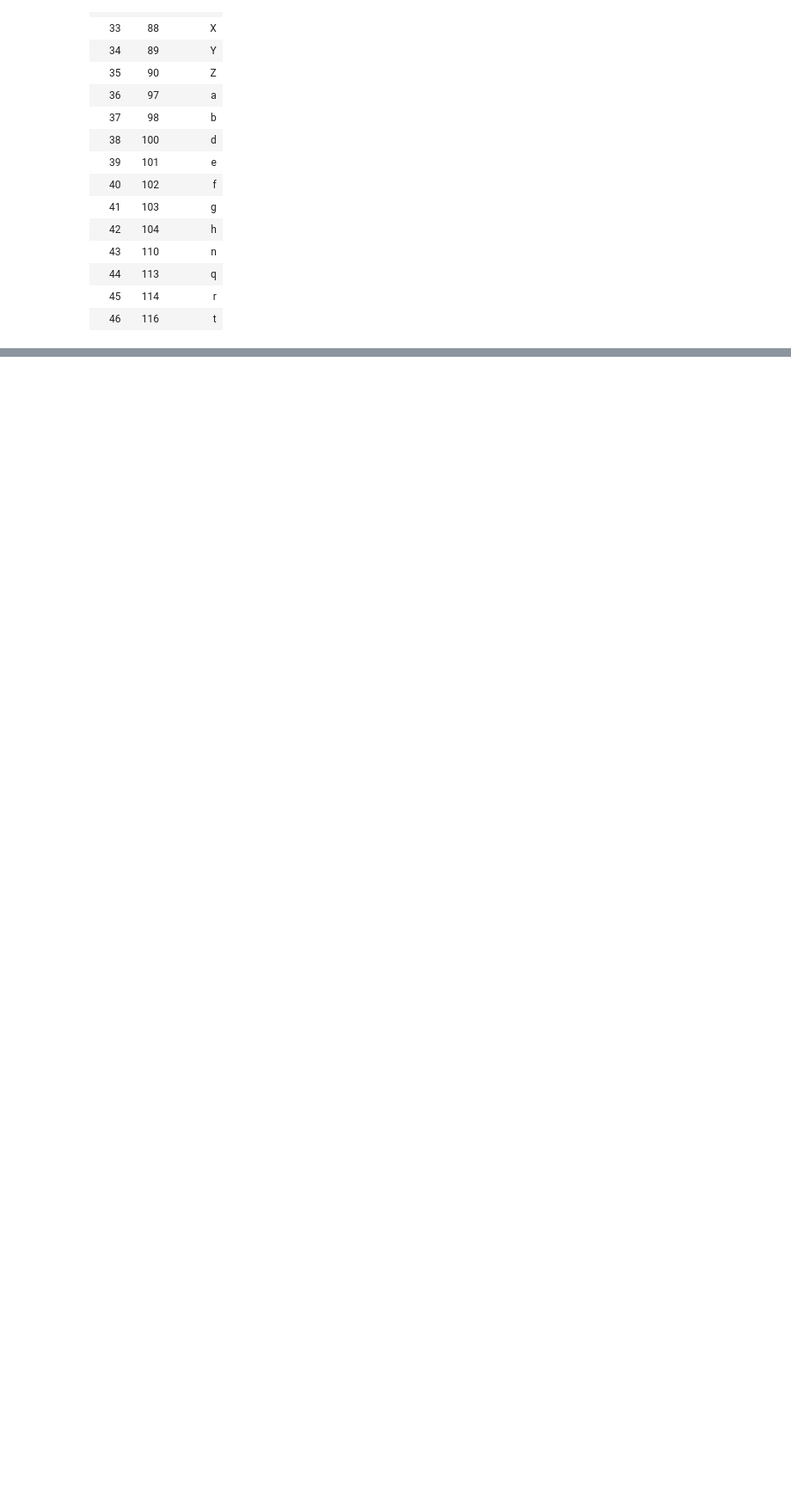
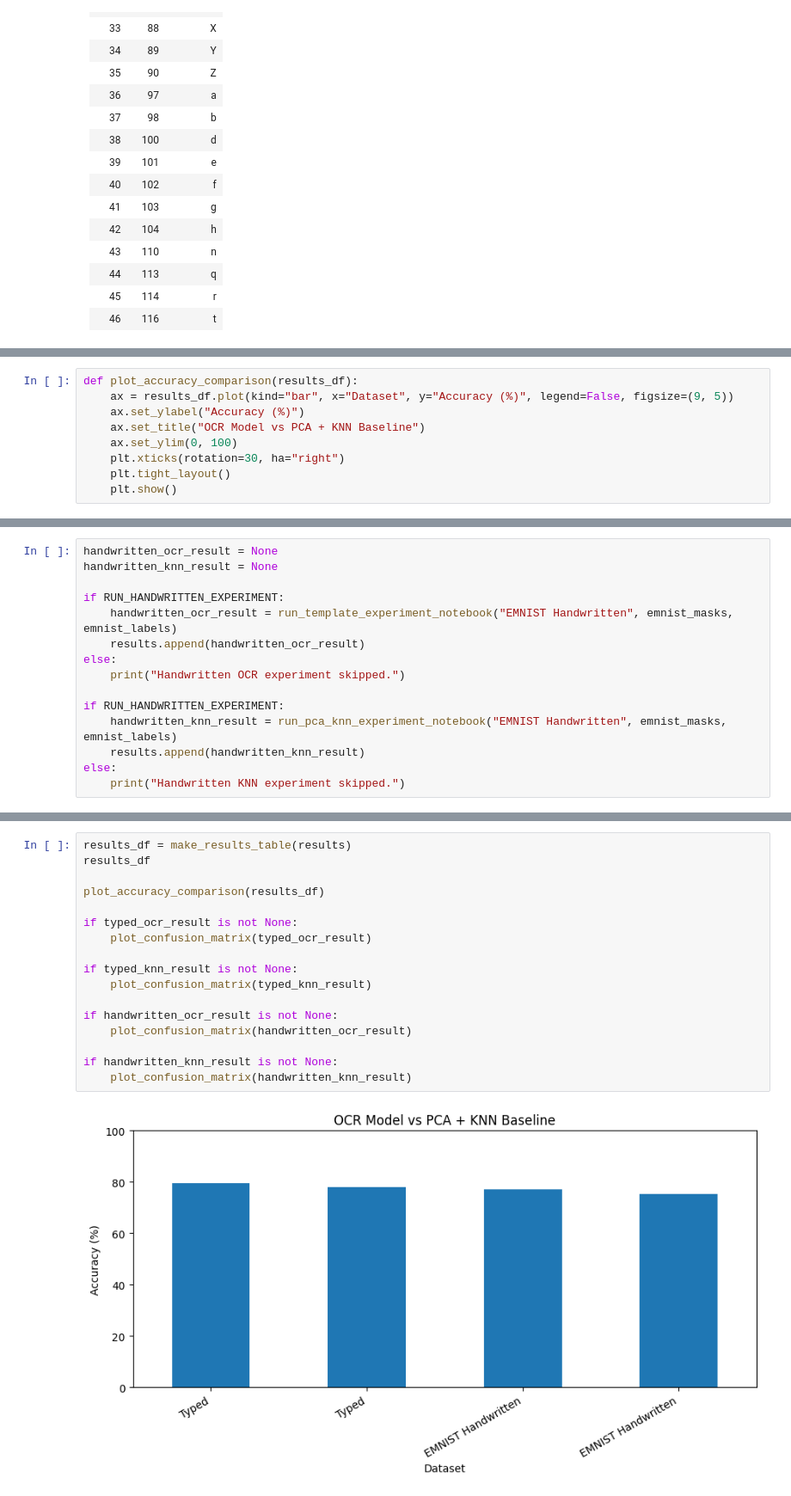
Before and after one commit to Dmitrii-Novikov-dev/PrismOCR, a Jupyter notebook: OCR_Project_Santy_Novikov.ipynb, the cells around one changed output, grey strips where cells are left out. Shown at 86% size. Cells and saved outputs as stored; diff of their text form; blank space fills up the shorter version.

```diff
--- a/OCR_Project_Santy_Novikov.ipynb
+++ b/OCR_Project_Santy_Novikov.ipynb
@@ -1173,0 +1389,9 @@ Here is the mapping table for the EMNIST dataset:
+# %%
+def plot_accuracy_comparison(results_df):
+    ax = results_df.plot(kind="bar", x="Dataset", y="Accuracy (%)", legend=False, figsize=(9, 5))
+    ax.set_ylabel("Accuracy (%)")
+    ax.set_title("OCR Model vs PCA + KNN Baseline")
+    ax.set_ylim(0, 100)
+    plt.xticks(rotation=30, ha="right")
+    plt.tight_layout()
+    plt.show()
@@ -1173,0 +1497,15 @@ Here is the mapping table for the EMNIST dataset:
+# %%
+handwritten_ocr_result = None
+handwritten_knn_result = None
+
+if RUN_HANDWRITTEN_EXPERIMENT:
+    handwritten_ocr_result = run_template_experiment_notebook("EMNIST Handwritten", emnist_masks, emnist_labels)
+    results.append(handwritten_ocr_result)
+else:
+    print("Handwritten OCR experiment skipped.")
+
+if RUN_HANDWRITTEN_EXPERIMENT:
+    handwritten_knn_result = run_pca_knn_experiment_notebook("EMNIST Handwritten", emnist_masks, emnist_labels)
+    results.append(handwritten_knn_result)
+else:
+    print("Handwritten KNN experiment skipped.")
@@ -1173,0 +1534,19 @@ Here is the mapping table for the EMNIST dataset:
+# %%
+results_df = make_results_table(results)
+results_df
+
+plot_accuracy_comparison(results_df)
+
+if typed_ocr_result is not None:
+    plot_confusion_matrix(typed_ocr_result)
+
+if typed_knn_result is not None:
+    plot_confusion_matrix(typed_knn_result)
+
+if handwritten_ocr_result is not None:
+    plot_confusion_matrix(handwritten_ocr_result)
+
+if handwritten_knn_result is not None:
+    plot_confusion_matrix(handwritten_knn_result)
+# %% [output]
+[figure, added]
```
Also changed, not shown: parts of 37 cells of this notebook.
